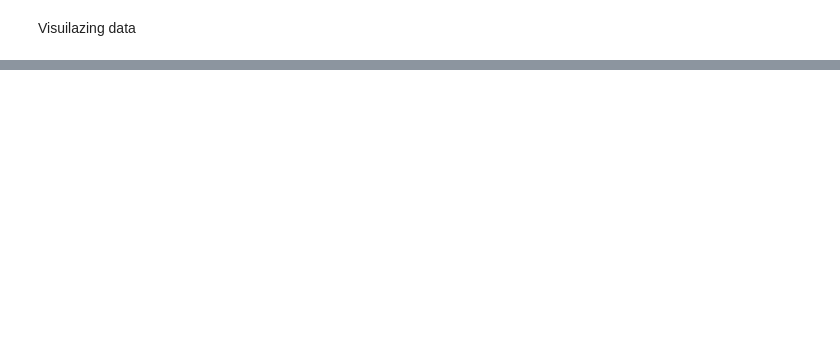
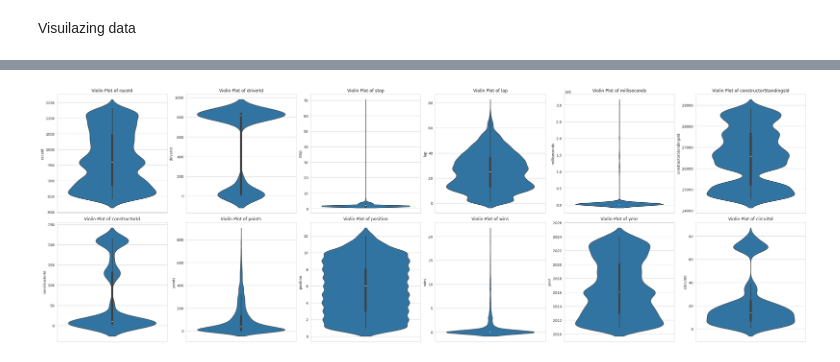
Before and after one commit to aroraomansh/F1-Prediction, a Jupyter notebook: EDA_PitStopStrategy.ipynb, the cells around one changed output, grey strips where cells are left out. Cells and saved outputs as stored; diff of their text form; code cells hidden in the pictures; blank space fills up the shorter version.

```diff
--- a/EDA_PitStopStrategy.ipynb
+++ b/EDA_PitStopStrategy.ipynb
@@ -183,0 +96,25 @@ KeyboardInterrupt:
+# %%
+import matplotlib.pyplot as plt
+import seaborn as sns
+import math
+
+num_plots = len(df_cleaned.columns)
+
+n_cols = math.ceil(num_plots / 2)
+n_rows = 2
+
+fig, axes = plt.subplots(n_rows, n_cols, figsize=(n_cols*5, n_rows*5), constrained_layout=True)
+
+axes = axes.flatten()
+
+for idx, col in enumerate(df_cleaned.columns):
+    sns.violinplot(data=df_sampled, y=col, ax=axes[idx])
+    axes[idx].set_title(f'Violin Plot of {col}')
+
+if num_plots < len(axes):
+    for i in range(num_plots, len(axes)):
+        fig.delaxes(axes[i])
+
+plt.show()
+# %% [output]
+[figure, added]
```
Also changed, not shown: parts of 5 cells of this notebook, 1 other file.
